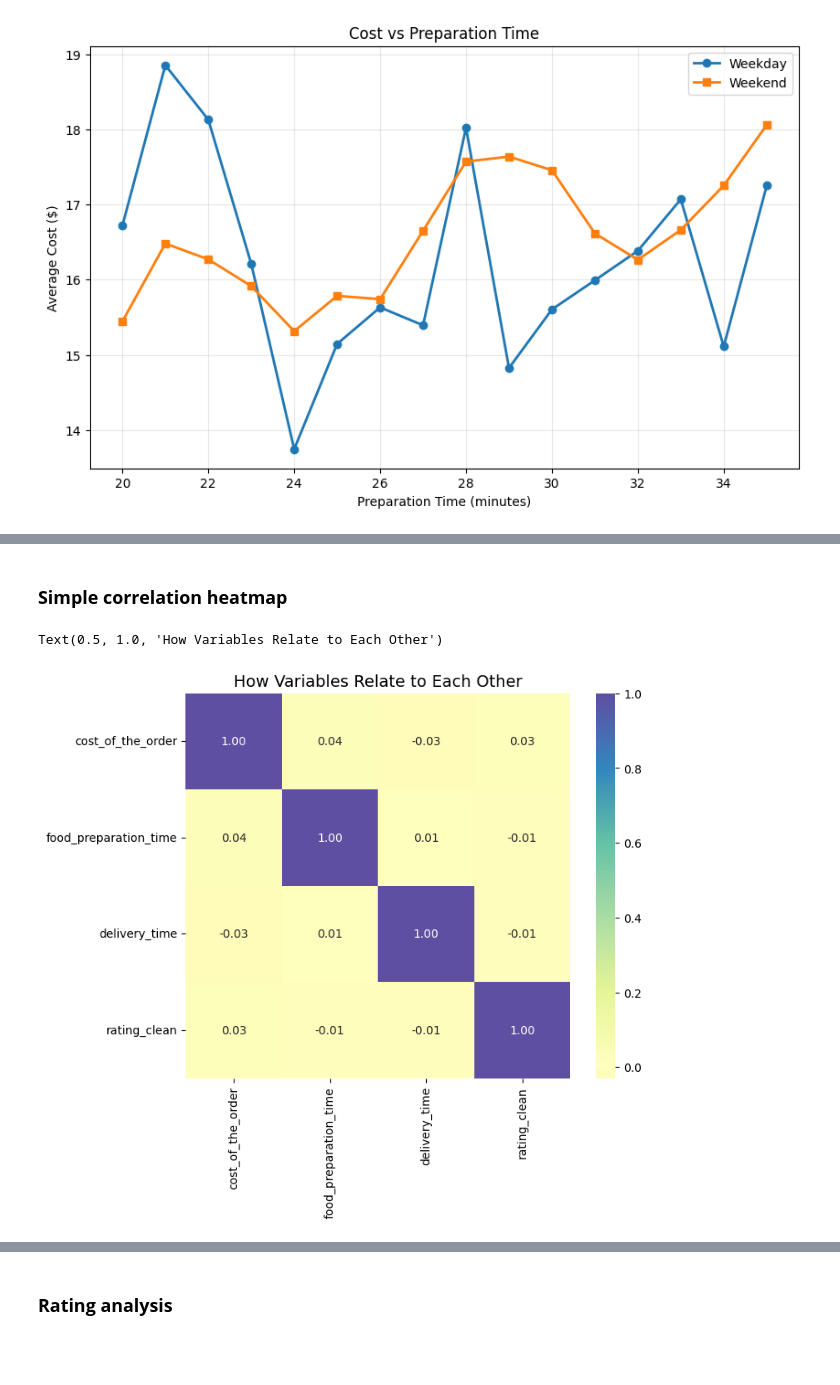
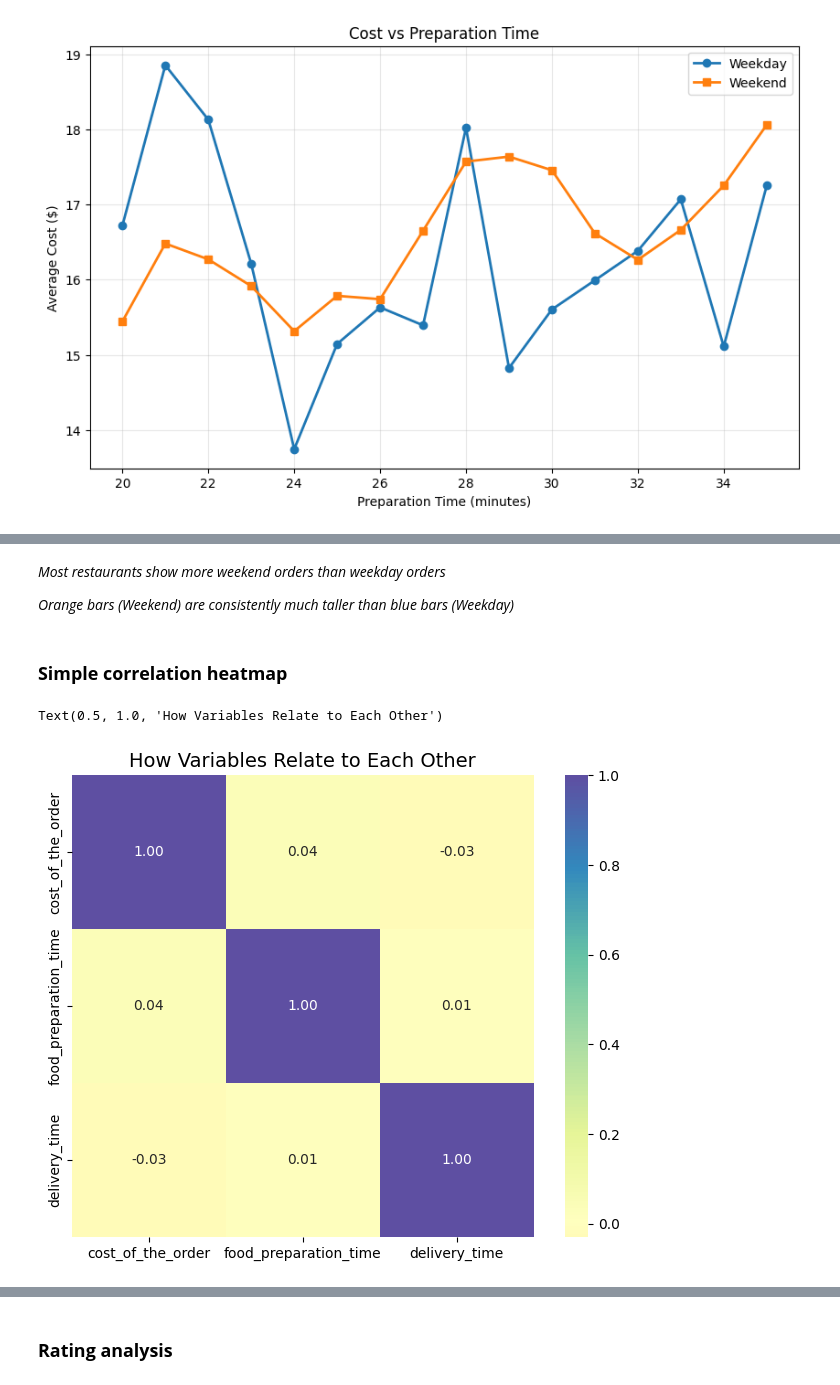
Before and after one commit to DebugDuchess28/SiriAIML, a Jupyter notebook: FoodHub_Data_Analysis_Full_Code.ipynb, the cells around one changed output, grey strips where cells are left out. Saved outputs shown, nothing was run; the diff lists cells and outputs as text; code cells hidden in the pictures; blank space fills up the shorter version.

```diff
--- a/FoodHub_Data_Analysis_Full_Code.ipynb
+++ b/FoodHub_Data_Analysis_Full_Code.ipynb
@@ -145,10 +124,12 @@ None
 #### Observations:
 # %% [markdown]
 ### **Question 3:** Are there any missing values in the data? If yes, treat them using an appropriate method. [1 mark]
-# %%
-# Write your code here
-# checking missing values
-df.isnull().sum()
-
-df['rating'] = df['rating'].replace(['Not given'], np.nan)
-df['rating'] = df['rating'].astype(float)
+# %%
+df.isnull().sum()
+
+mode_rating = df[df['rating'] != 'Not given']['rating'].mode()[0]
+df['rating'] = df['rating'].replace('Not given', mode_rating)
+
+# Median Imputation
+median_value = df['delivery_time'].median()
+df['delivery_time'] = df['delivery_time'].fillna(median_value)
@@ -428,12 +433,3 @@ Customer 83287: 9 orders - 20% discount voucher
 ### **Question 12**: Perform a multivariate analysis to explore relationships between the important variables in the dataset. (It is a good idea to explore relations between numerical variables as well as relations between numerical and categorical variables) [10 marks]
 # %% [markdown]
 ### **LOOKING AT INDIVIDUAL VARIABLE**S
-# %%
-# Write the code here
-# Rating column is already numeric (float64), so we can use it directly
-# Just handle any NaN values if they exist
-df['rating_clean'] = df['rating']
-
-print("\n" + "="*50)
-print("PART 1: LOOKING AT INDIVIDUAL VARIABLES")
-print("="*50)
@@ -529,15 +632,18 @@ plt.show()
+# %% [markdown]
+*Most restaurants show more weekend orders than weekday orders*
+
+*Orange bars (Weekend) are consistently much taller than blue bars (Weekday)*
 # %% [markdown]
 ### **Simple correlation heatmap**
 # %%
-# Simple correlation heatmap
 plt.figure(figsize=(8, 6))
 # Select only numeric columns for correlation
-numeric_cols = ['cost_of_the_order', 'food_preparation_time', 'delivery_time', 'rating_clean']
+numeric_cols = ['cost_of_the_order', 'food_preparation_time', 'delivery_time']
 corr_matrix = df[numeric_cols].corr()
 
 sns.heatmap(corr_matrix, annot=True, cmap='Spectral', center=0,
             square=True, fmt='.2f')
 plt.title('How Variables Relate to Each Other', size=14)
 # %% [output]
 Text(0.5, 1.0, 'How Variables Relate to Each Other')
-[figure, old version]
+[figure, new version]
```
Also changed, not shown: parts of 71 cells of this notebook.
